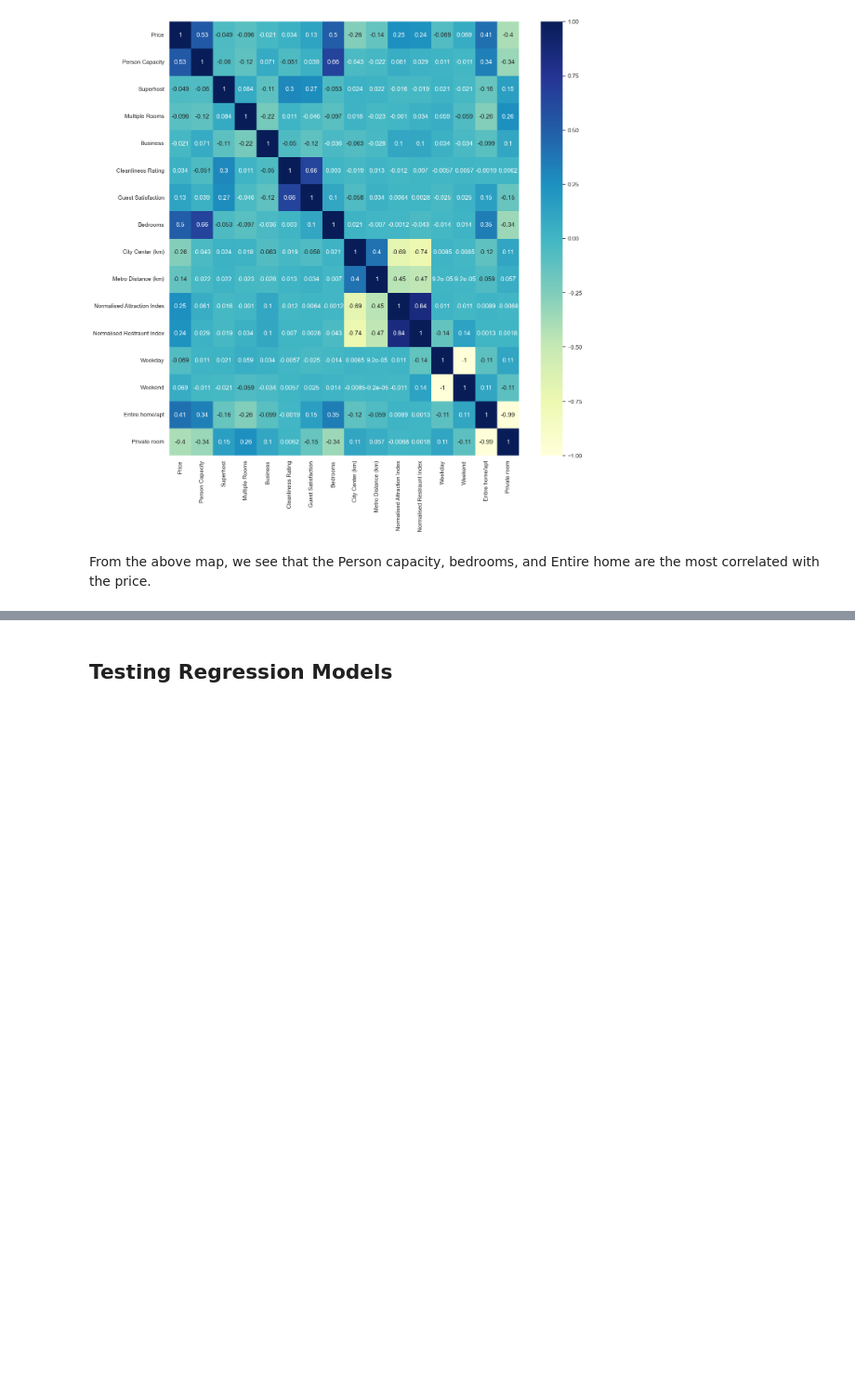
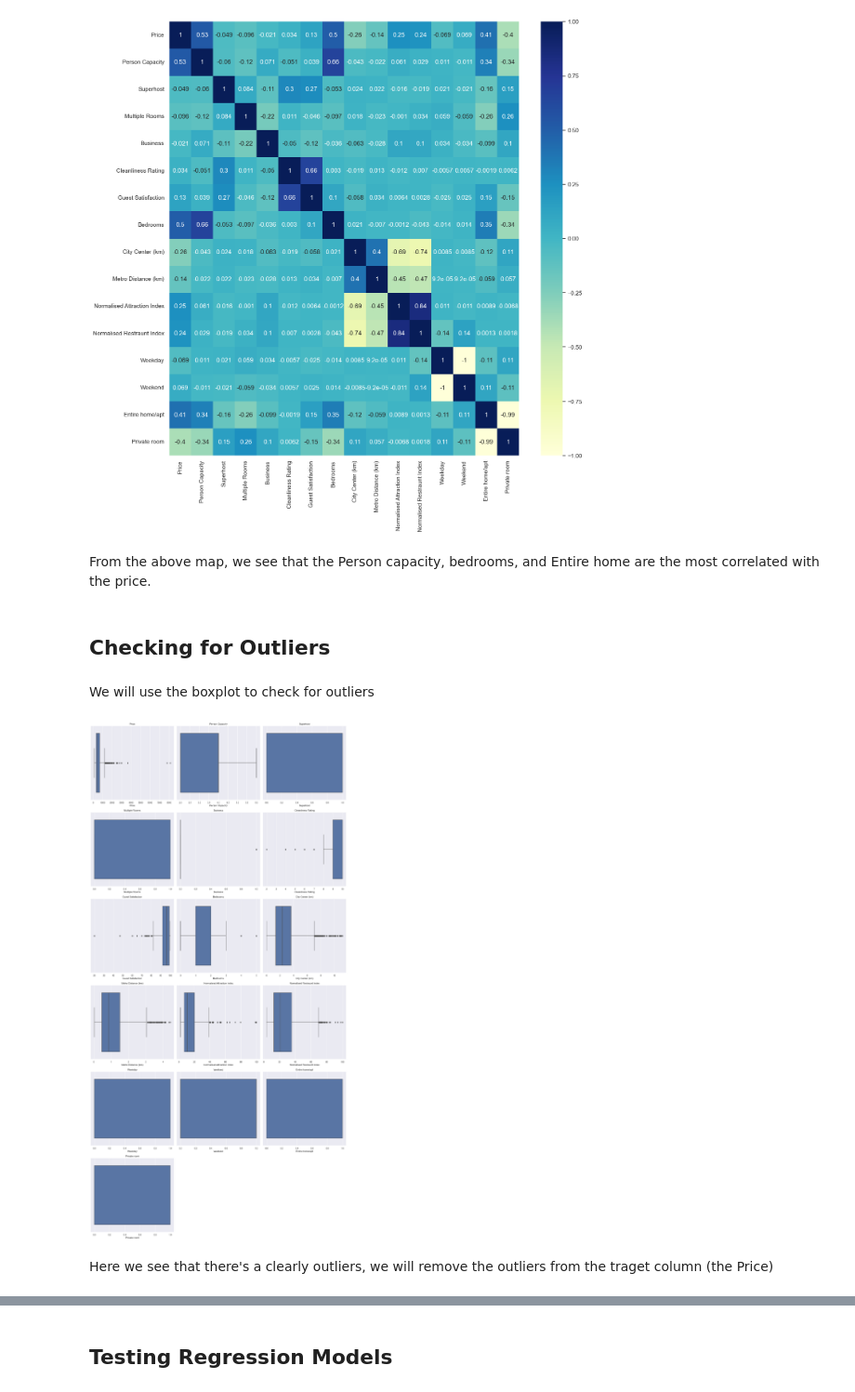
Before and after one commit to fadykittan/airbnb-roi-predictor, a Jupyter notebook: airbnb-roi-predictor-notebook.ipynb, the cells around one changed output, grey strips where cells are left out. Shown at 93% size. Cells and saved outputs as stored; diff of their text form; code cells hidden in the pictures; blank space fills up the shorter version.

Commit message:
remove outliers

```diff
--- a/airbnb-roi-predictor-notebook.ipynb
+++ b/airbnb-roi-predictor-notebook.ipynb
@@ -299,3 +299,30 @@ sns.heatmap(df.corr(numeric_only=True), cmap='YlGnBu', annot=True)
 [figure]
 # %% [markdown]
 From the above map, we see that the Person capacity, bedrooms, and Entire home are the most correlated with the price.
+# %% [markdown]
+## Checking for Outliers
+# %% [markdown]
+We will use the boxplot to check for outliers
+# %%
+def plot_boxplots(data, columns):
+    num_columns = len(columns)
+    num_rows = (num_columns // 3) + (num_columns % 3 > 0)  # Calculate the number of rows needed
+    num_cols = min(3, num_columns)  # Maximum 3 columns per row
+    plt.figure(figsize=(18, 6 * num_rows))
+    for i, col in enumerate(columns, start=1):
+        plt.subplot(num_rows, num_cols, i)
+        sns.boxplot(data=data, x=col, orient='h')
+        plt.title(col)  # Add title to each subplot
+
+    plt.tight_layout()
+    plt.show()
+
+# Get all numeric columns from the DataFrame
+numeric_columns = df.select_dtypes(include='number').columns.tolist()
+
+# Call the generalized function to plot boxplots
+plot_boxplots(df, numeric_columns)
+# %% [output]
+[figure, added]
+# %% [markdown]
+Here we see that there's a clearly outliers, we will remove the outliers from the traget column (the Price)
```
Also changed, not shown: parts of 11 cells of this notebook, 1 other file.
